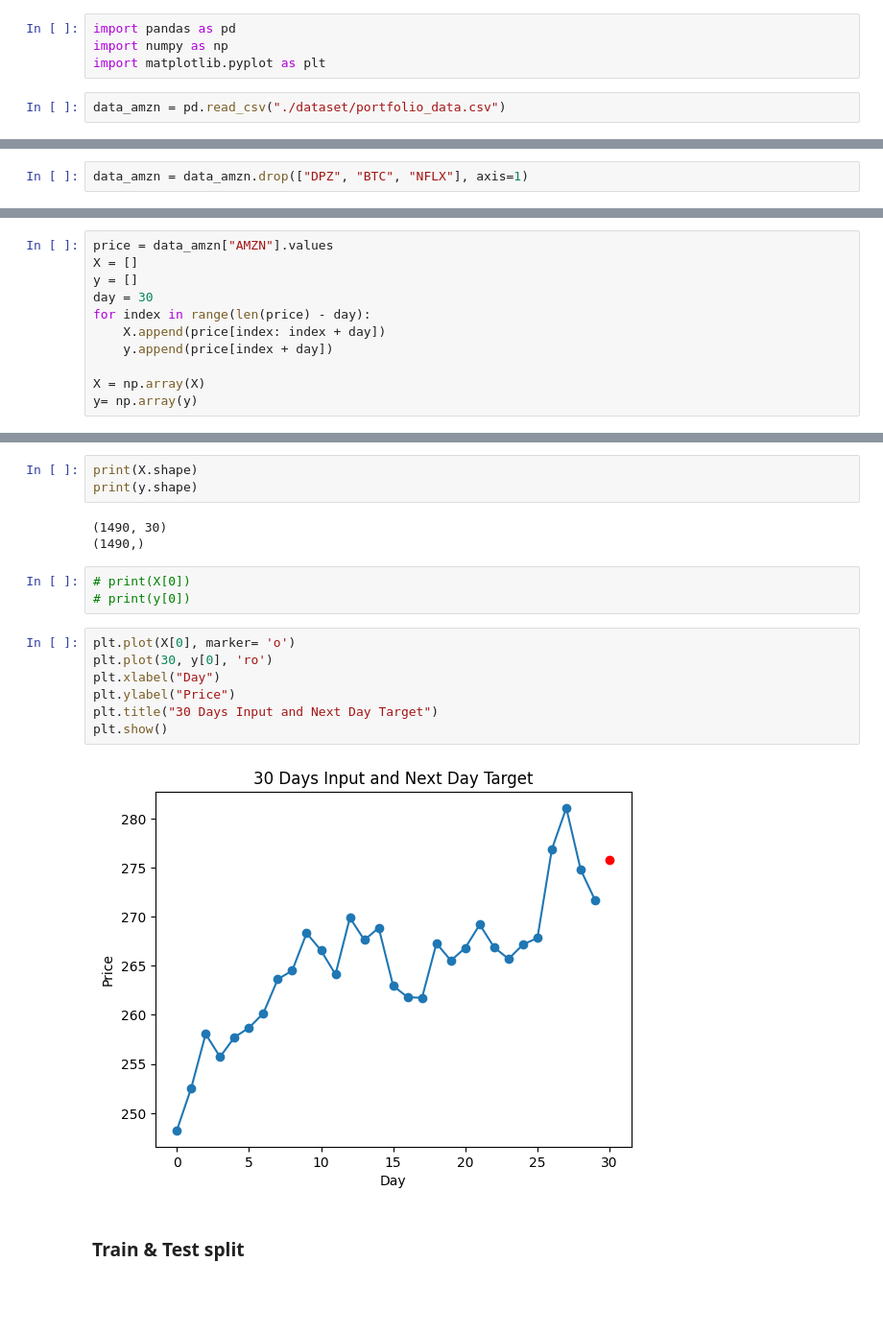
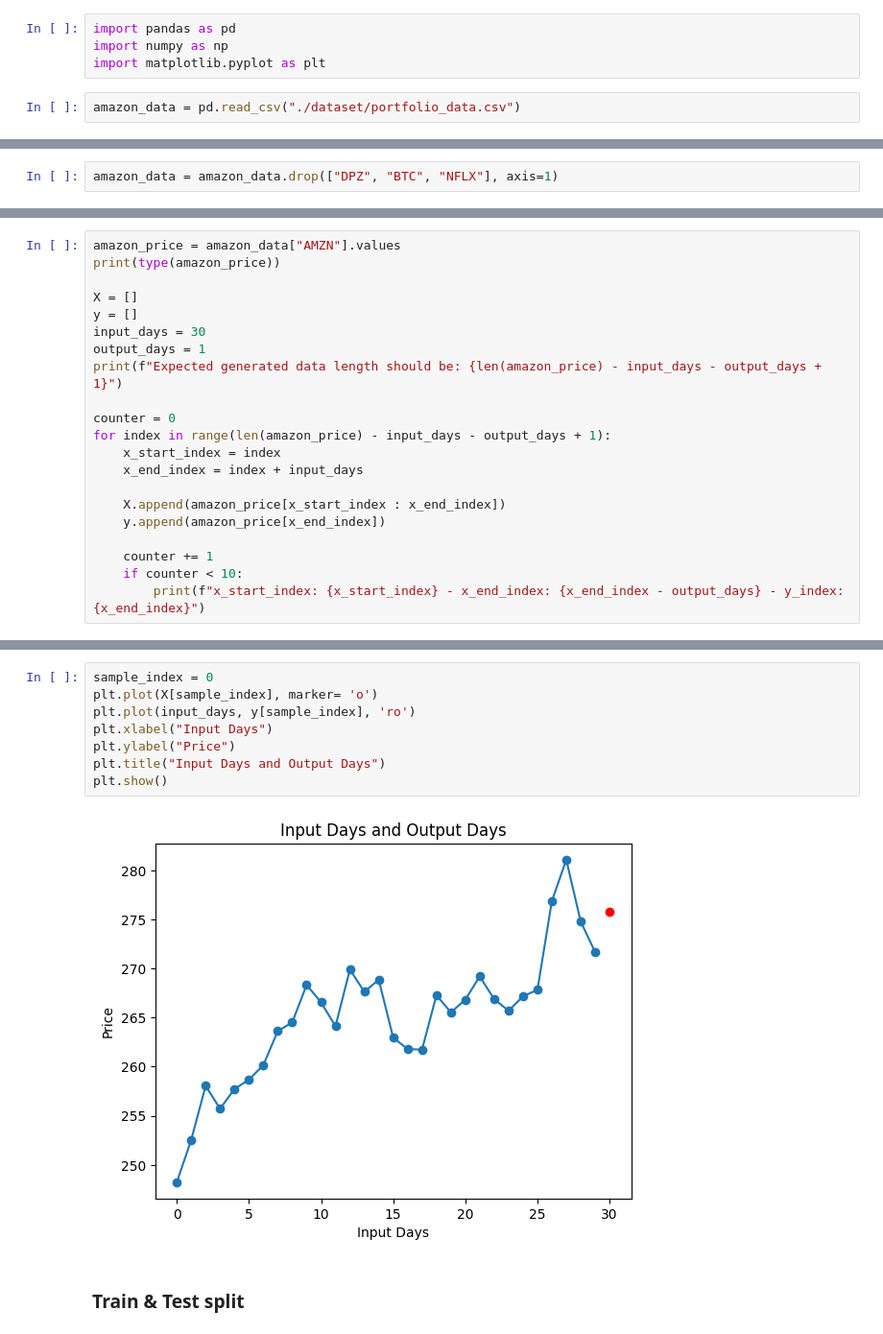
Before and after one commit to nilujafari/ML, a Jupyter notebook: deep_learning/stock_market_prediction/main_Amazon.ipynb, the cells around one changed output, grey strips where cells are left out. Shown at 96% size. Drawn from its saved outputs; the diff is of its cells as text; blank space fills up the shorter version.

```diff
--- a/deep_learning/stock_market_prediction/main_Amazon.ipynb
+++ b/deep_learning/stock_market_prediction/main_Amazon.ipynb
@@ -3,4 +3,4 @@ import pandas as pd
 import numpy as np
 import matplotlib.pyplot as plt
 # %%
-data_amzn = pd.read_csv("./dataset/portfolio_data.csv")
+amazon_data = pd.read_csv("./dataset/portfolio_data.csv")
@@ -11,3 +7,3 @@ Index(['Date', 'AMZN', 'DPZ', 'BTC', 'NFLX'], dtype='str')
 # %%
-data_amzn = data_amzn.drop(["DPZ", "BTC", "NFLX"], axis=1)
+amazon_data = amazon_data.drop(["DPZ", "BTC", "NFLX"], axis=1)
 # %%
@@ -72,11 +57,21 @@ print(type(price))
 # %%
-price = data_amzn["AMZN"].values
+amazon_price = amazon_data["AMZN"].values
+print(type(amazon_price))
+
 X = []
 y = []
-day = 30
-for index in range(len(price) - day):
-    X.append(price[index: index + day])
-    y.append(price[index + day])
+input_days = 30
+output_days = 1
+print(f"Expected generated data length should be: {len(amazon_price) - input_days - output_days + 1}")
 
-X = np.array(X)
-y= np.array(y)
+counter = 0
+for index in range(len(amazon_price) - input_days - output_days + 1):
+    x_start_index = index
+    x_end_index = index + input_days
+
+    X.append(amazon_price[x_start_index : x_end_index])
+    y.append(amazon_price[x_end_index])
+
+    counter += 1
+    if counter < 10:
+        print(f"x_start_index: {x_start_index} - x_end_index: {x_end_index - output_days} - y_index: {x_end_index}")
@@ -83,21 +90,13 @@ y= np.array(y)
-# %%
-print(X.shape)
-print(y.shape)
-# %% [output]
-(1490, 30)
-(1490,)
-# %%
-# print(X[0])
-# print(y[0])
 # %%
-plt.plot(X[0], marker= 'o')
-plt.plot(30, y[0], 'ro')
-plt.xlabel("Day")
+sample_index = 0
+plt.plot(X[sample_index], marker= 'o')
+plt.plot(input_days, y[sample_index], 'ro')
+plt.xlabel("Input Days")
 plt.ylabel("Price")
-plt.title("30 Days Input and Next Day Target")
+plt.title("Input Days and Output Days")
 plt.show()
 # %% [output]
-[figure, old version]
+[figure, new version]
 # %% [markdown]
 ### Train & Test split
 # %%
```
Also changed, not shown: parts of 50 cells of this notebook, 2 other files.
